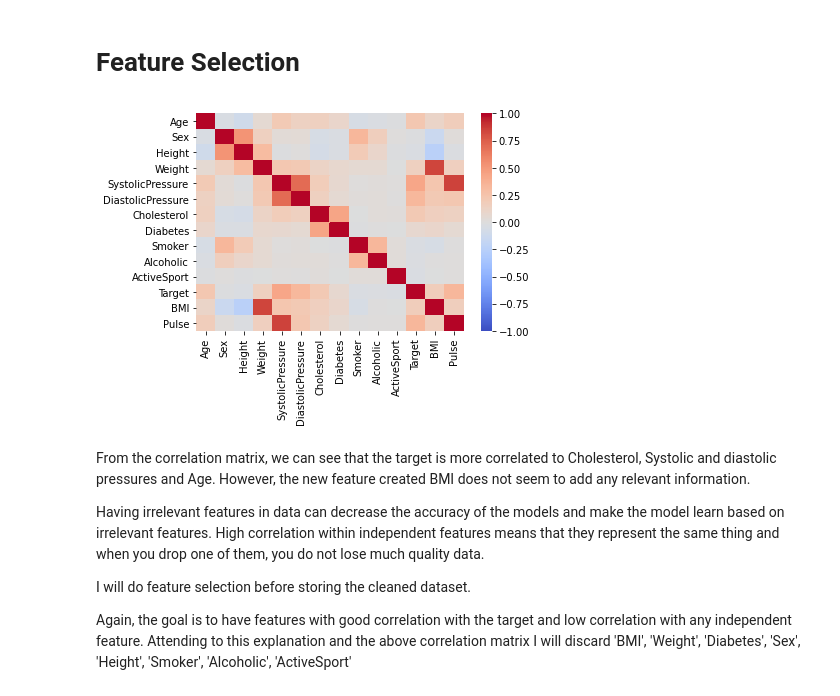
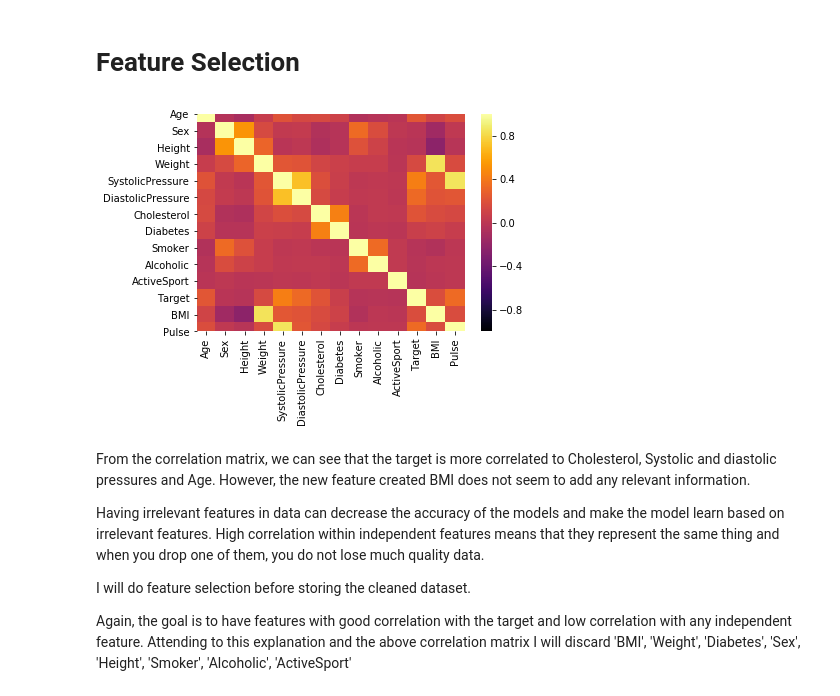
Before and after one commit to carcrupe/TFM, a Jupyter notebook: notebooks/stroke_exploring_data.ipynb, the cells around one changed output. Cells and saved outputs as stored; diff of their text form; code cells hidden in the pictures.

```diff
--- a/notebooks/stroke_exploring_data.ipynb
+++ b/notebooks/stroke_exploring_data.ipynb
@@ -55,7 +51,7 @@ import seaborn as sns
 import warnings
 warnings.filterwarnings('ignore')
 # %%
-df_stroke = pd.read_csv('heart_parameters_data.csv', sep=';')
+df_stroke = pd.read_csv('../data/heart_parameters_data.csv', sep=';')
 df_stroke.dropna(inplace=True)
 print('There are {} datapoints in the dataset with {} features listed as {}:'
           .format(df_stroke.shape[0], df_stroke.shape[1], df_stroke.columns.values))
@@ -310,9 +311,9 @@ df_stroke.head()
 # %% [markdown]
 # Feature Selection
 # %%
-sns.heatmap(df_stroke.corr(), cmap='coolwarm', center=0,vmin=-1, vmax=1);
+sns.heatmap(df_stroke.corr(), cmap='inferno', center=0,vmin=-1, vmax=1);
 # %% [output]
-[figure, old version]
+[figure, new version]
 # %% [markdown]
 From the correlation matrix, we can see that the target is more correlated to Cholesterol, Systolic and diastolic pressures and Age. However, the new feature created BMI does not seem to add any relevant information.
 
```
Also changed, not shown: parts of 7 cells of this notebook, 1 other file.
